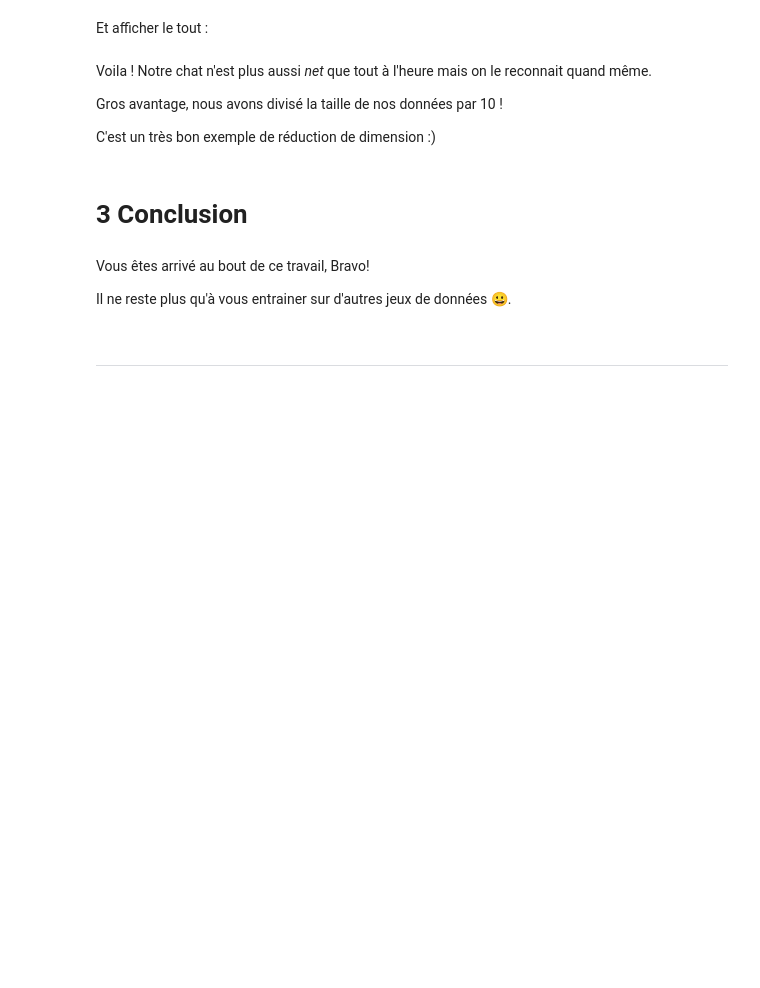
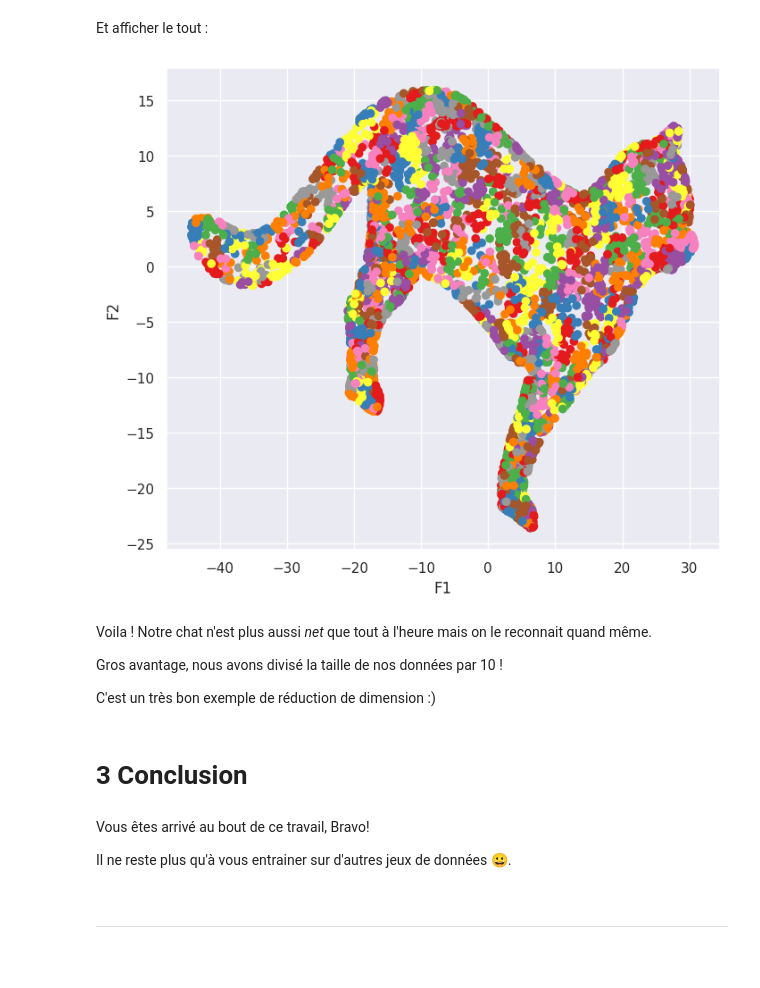
Before and after one commit to Adams26/oc-install-ide-cours, a Jupyter notebook: notebooks/P3C5_TP_le_chat_enonce.ipynb, the cells around one changed output. Cells and saved outputs as stored; diff of their text form; code cells hidden in the pictures; blank space fills up the shorter version.

```diff
--- a/notebooks/P3C5_TP_le_chat_enonce.ipynb
+++ b/notebooks/P3C5_TP_le_chat_enonce.ipynb
@@ -290,0 +330,5 @@ centroids_projected[:10]
+# %%
+centroids_projected = pca.transform(X_scaled)
+centroids_projected = pd.DataFrame(X_proj, columns = ["PC1", "PC2", "PC3"])
+
+centroids_projected[:10]
@@ -303,3 +355,11 @@ Et afficher le tout :
+# %%
+fig, ax = plt.subplots(1,1, figsize=(8,7))
+ax.scatter(centroids_projected.iloc[:, 0], centroids_projected.iloc[:, 1], c= clusters, cmap="Set1")
+ax.set_xlabel("F1")
+ax.set_ylabel("F2")
+plt.show()
+# %% [output]
+[figure, added]
 # %% [markdown]
 Voila ! Notre chat n'est plus aussi *net* que tout à l'heure mais on le reconnait quand même.
 
```
Also changed, not shown: parts of 27 cells of this notebook.
